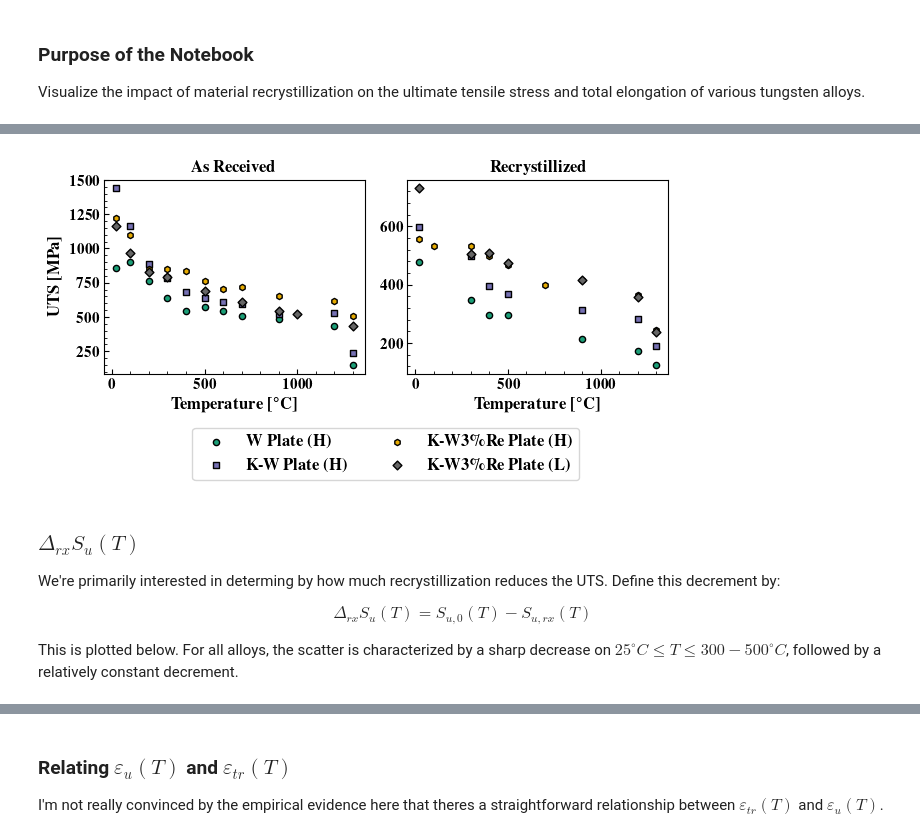
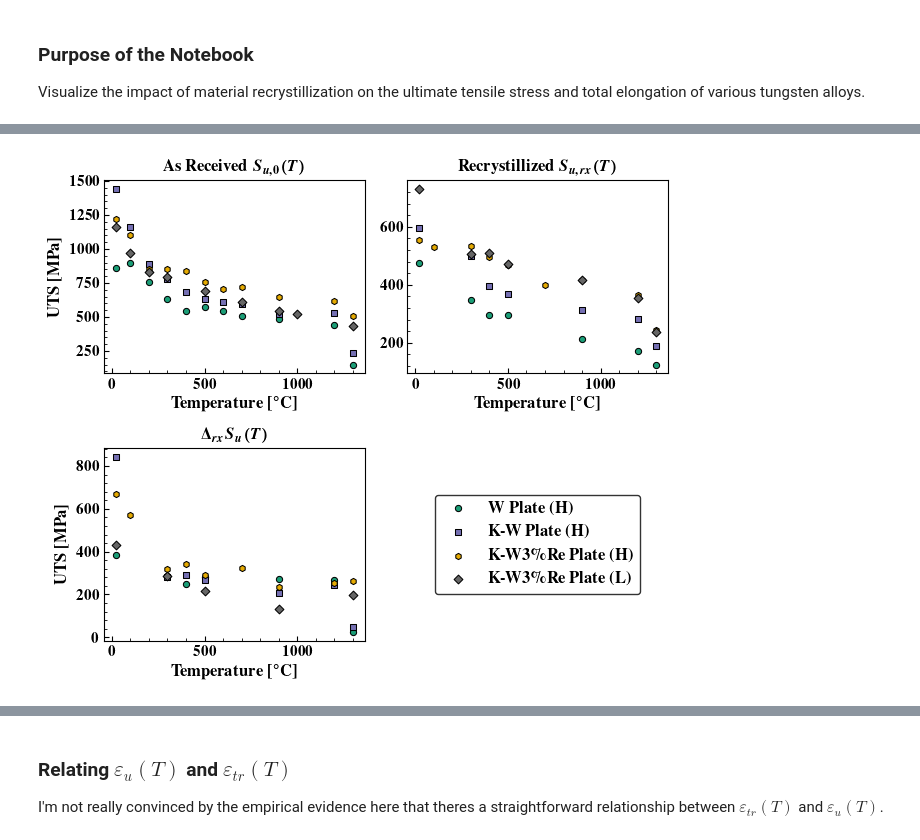
Before and after one commit to ml-ME-gatech/modeling_tungsten, a Jupyter notebook: engineering_models/data_exploration/effect_of_recrystillization.ipynb, the cells around one changed output, grey strips where cells are left out. Saved outputs shown, nothing was run; the diff lists cells and outputs as text; code cells hidden in the pictures.

Commit message:
Improving Figures
mostly just adding visualizations related to Ph.D. thesis.

```diff
--- a/engineering_models/data_exploration/effect_of_recrystillization.ipynb
+++ b/engineering_models/data_exploration/effect_of_recrystillization.ipynb
@@ -22,40 +32,43 @@ We're interested in the impact that recrystillization has an the ultimate tensil
 # %%
-fig,axes = plt.subplot_mosaic("""AB
-                            CC""",figsize = (6.5,3.5),height_ratios= [1,0.25])
+fig,axes = plt.subplots(nrows = 2,ncols = 2,figsize = (6.5,5.5))
 
 
-for ax in [axes['A'],axes['B']]:
+for ax in axes.flat:
     setup_axis_default(ax)
 
 data = NogamiUTSData()
 materials = ['W Plate (H)','K-W Plate (H)','K-W3%Re Plate (H)','K-W3%Re Plate (L)']
 markers = ['o','s','h','D']
-axes['A'].set_title(r'\textbf{As Received}',fontsize = 12)
-axes['B'].set_title(r'\textbf{Recrystillized}',fontsize = 12)
-axes['A'].set_xlabel(r'\textbf{Temperature [$^\circ$C]}',fontsize = 12)
-axes['B'].set_xlabel(r'\textbf{Temperature [$^\circ$C]}',fontsize = 12)
+for title,ax in zip([r'\textbf{As Received} $S_{u,0}(T)$',r'\textbf{Recrystillized} $S_{u,rx}(T)$',r'$\Delta_{rx} S_u(T)$'],axes.flat):
+    ax.set_title(title)
+    ax.set_xlabel(r'\textbf{Temperature [$^\circ$C]}',fontsize = 12)
+
 colors = plt.get_cmap('Dark2')(np.linspace(0,1,len(materials)))
 
 for material,marker,color in zip(materials,markers,colors):
-    for ax,rx in zip([axes['A'],axes['B']],['',' Rx']):
+    for ax,rx in zip(axes[0,:],['',' Rx']):
         x,y = data['UTS [MPa] ' + material + rx]
         ax.scatter(x,y,label = r'\textbf{' + material.replace('%','\%') + rx + '}',s = 20,
-                   edgecolor = 'k',facecolor = color,marker = marker)
+                   edgecolor = 'k',facecolor = color,marker = marker,lw = 0.75)
 
-axes['C'].axis('off')
-axes['C'].legend(handles = axes['A'].get_legend_handles_labels()[0],loc = 'center',ncol = 2,fontsize = 12)
-axes['A'].set_ylabel(r'\textbf{UTS [MPa]}',fontsize = 12)
+for material,marker,color in zip(materials,markers,colors):
+    df = data.get_df('UTS [MPa] ' + material,keep_column= False)
+    rx_df = data.get_df('UTS [MPa] ' + material + ' Rx',keep_column= False)
+    delta = (df - rx_df)
+    delta.dropna(inplace = True)
+
+    axes[1,0].scatter(delta.index,delta.to_numpy(),label = r'\textbf{' + material.replace('%','\%') + rx + '}',s = 20,
+                edgecolor = 'k',facecolor = color,marker = marker,lw = 0.75)
+
+axes[1,1].axis('off')
+legend = axes[1,1].legend(handles = axes[0,0].get_legend_handles_labels()[0],loc = 'center',ncol = 1,fontsize = 12)
+frame = legend.get_frame()
+frame.set_linewidth(1.0)
+frame.set_edgecolor('k')
+
+for ax in axes[:,0]:
+    ax.set_ylabel(r'\textbf{UTS [MPa]}',fontsize = 12)
 fig.tight_layout()
 fig.savefig(paths.IMAGES.joinpath('UTS_rx_Comparison.svg'))
 # %% [output]
-[figure, old version]
+[figure, new version]
-# %% [markdown]
-### $\Delta_{rx} S_u(T)$
-
-We're primarily interested in determing by how much recrystillization reduces the UTS. Define this decrement by:
-
-$$
-\Delta_{rx} S_u(T) = S_{u,0}(T) - S_{u,rx}(T)
-$$
-
-This is plotted below. For all alloys, the scatter is characterized by a sharp decrease on $25 ^\circ C \leq T \leq 300-500 ^\circ C$, followed by a relatively constant decrement.
```
Also changed, not shown: parts of 9 cells of this notebook, 56 other files.
